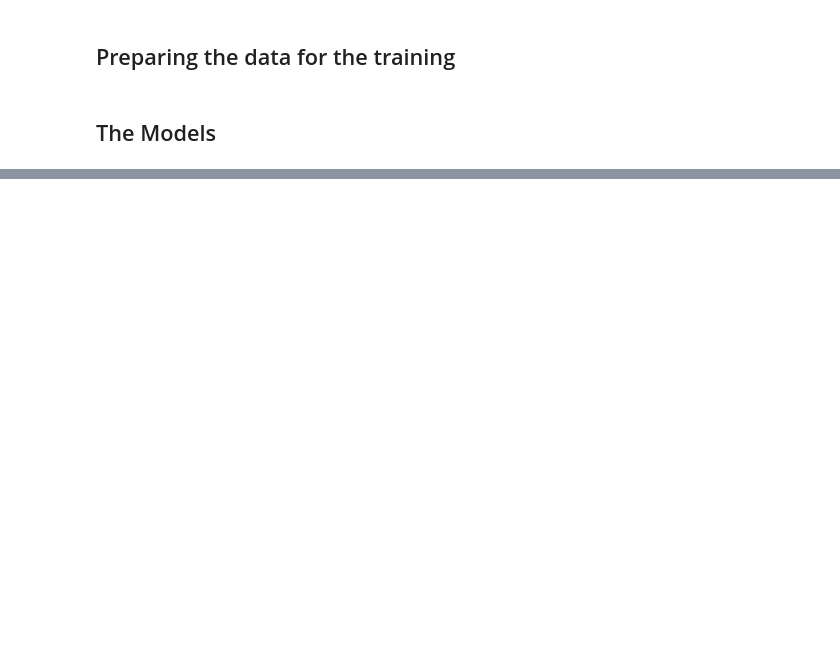
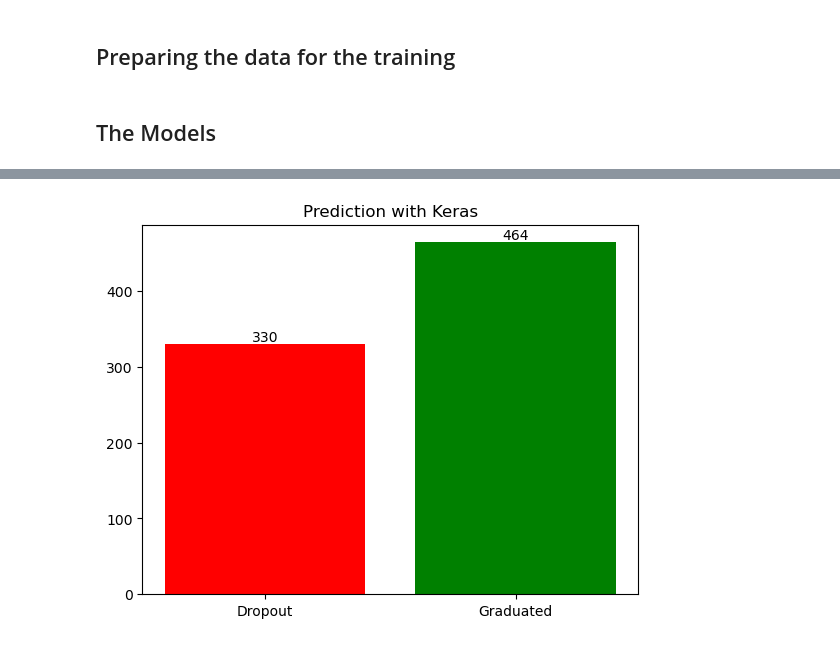
Before and after one commit to Feinst69/ANN-playground, a Jupyter notebook: model_test.ipynb, the cells around one changed output, grey strips where cells are left out. Cells and saved outputs as stored; diff of their text form; code cells hidden in the pictures; blank space fills up the shorter version.

```diff
--- a/model_test.ipynb
+++ b/model_test.ipynb
@@ -173,0 +196,14 @@ Précision sur le test : 0.8774104683195593
+# %%
+k_result = model_k.predict(X_enrolled)
+k_result = ['Graduated' if x == 1 else 'Dropout' for x in k_result]
+categories = ['Dropout', 'Graduated']
+counts = (k_result.count('Dropout'), k_result.count('Graduated'))
+
+# Plot the bar chart
+plt.bar(categories, counts, color=colors)
+plt.title('Prediction with Keras')
+
+# Add counts on top of the bars
+for i, count in enumerate(counts):
+    plt.text(i, count + 0.1, str(count), ha='center', va='bottom')
+# %% [output]
@@ -173,0 +211 @@ Précision sur le test : 0.8774104683195593
+[figure, added]
```
Also changed, not shown: parts of 19 cells of this notebook.
